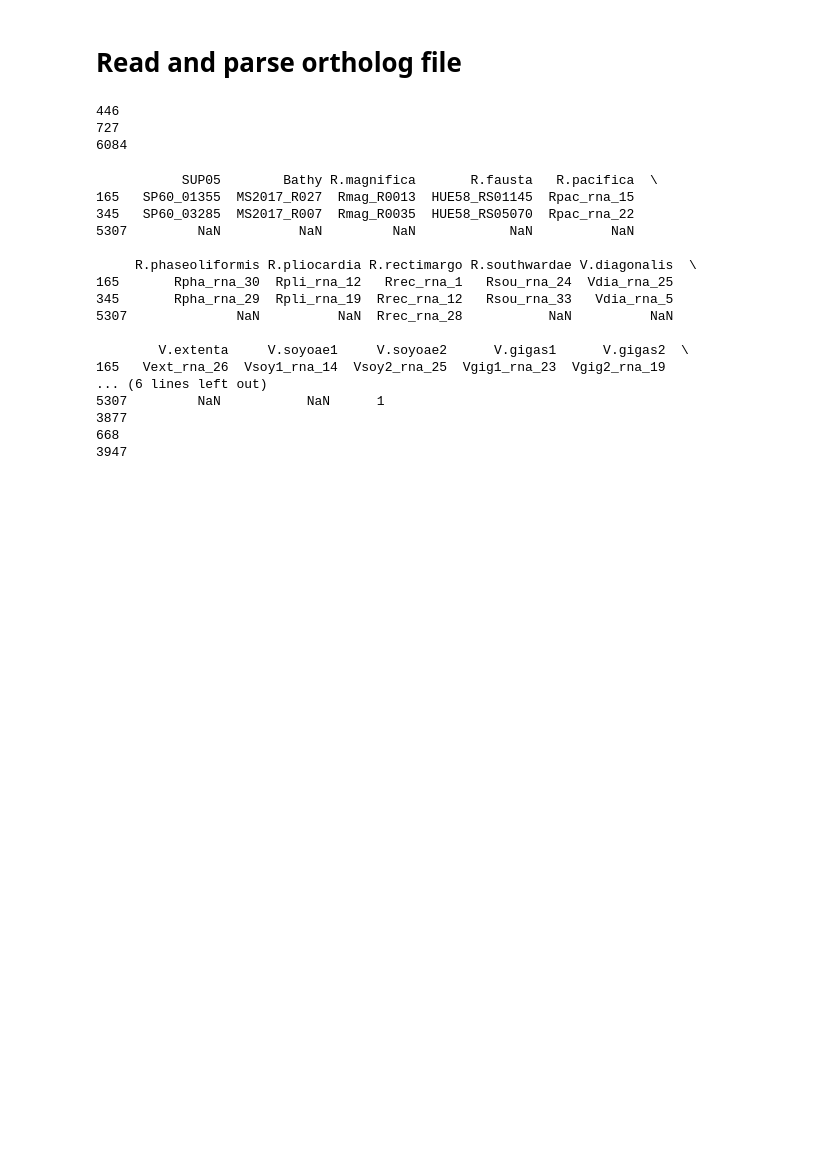
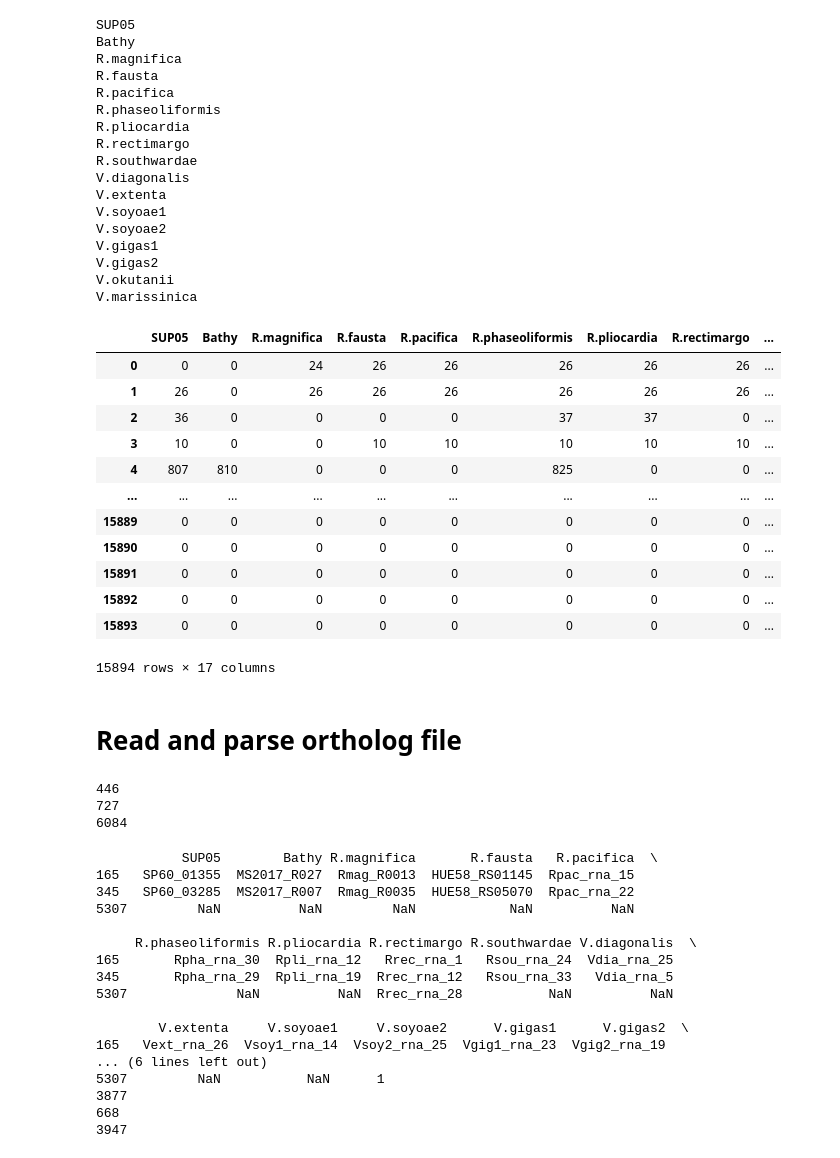
Before and after one commit to maepz/VesicSymb_Evolution, a Jupyter notebook: scripts/get_orthology_table_and_venn_files.ipynb, the cells around one changed output. Saved outputs shown, nothing was run; the diff lists cells and outputs as text; code cells hidden in the pictures; blank space fills up the shorter version.

```diff
--- a/scripts/get_orthology_table_and_venn_files.ipynb
+++ b/scripts/get_orthology_table_and_venn_files.ipynb
@@ -15,0 +18,15 @@ path_out="/home/maeperez/projects/def-bacc/maeperez/Clams/VesicSymb_Evolution/do
+# %%
+counter=0
+dic={}
+with open(path_to_files+'ALL.xmfa') as f:
+    lines=f.read().splitlines()
+    for line in lines:
+        if line[0]!='#':
+            break
+        genome=line.split('/')[-1]
+        if genome[0]!='#':
+            genome=genome[:-4].split('_')[0]
+            if genome not in dic.values():
+                dic[counter]=genome
+                counter+=1
+dic
@@ -16,3 +51,45 @@ path_out="/home/maeperez/projects/def-bacc/maeperez/Clams/VesicSymb_Evolution/do
+# %%
+df=pd.read_csv(path_to_files+'ALL.backbone',header=0,sep='\t')
+
+for i in range(len(df.columns))[::2]:
+    colname=dic[int(df.columns[i].split('_')[0].replace('seq',''))]
+    print(colname)
+    df[colname]=abs(df.iloc[:,i+1]-df.iloc[:,i])
+
+lcb=df[dic.values()]
+lcb.to_csv(path_to_files+'ALL_LCBs.txt',sep='\t',index=False)
+lcb
+# %% [output]
+SUP05
+Bathy
+R.magnifica
+R.fausta
+R.pacifica
+R.phaseoliformis
+R.pliocardia
+R.rectimargo
+R.southwardae
+V.diagonalis
+V.extenta
+V.soyoae1
+V.soyoae2
+V.gigas1
+V.gigas2
+V.okutanii
+V.marissinica
+|  | SUP05 | Bathy | R.magnifica | R.fausta | R.pacifica | R.phaseoliformis | R.pliocardia | R.rectimargo | ... |
+| 0 | 0 | 0 | 24 | 26 | 26 | 26 | 26 | 26 | ... |
+| 1 | 26 | 0 | 26 | 26 | 26 | 26 | 26 | 26 | ... |
+| 2 | 36 | 0 | 0 | 0 | 0 | 37 | 37 | 0 | ... |
+| 3 | 10 | 0 | 0 | 10 | 10 | 10 | 10 | 10 | ... |
+| 4 | 807 | 810 | 0 | 0 | 0 | 825 | 0 | 0 | ... |
+| ... | ... | ... | ... | ... | ... | ... | ... | ... | ... |
+| 15889 | 0 | 0 | 0 | 0 | 0 | 0 | 0 | 0 | ... |
+| 15890 | 0 | 0 | 0 | 0 | 0 | 0 | 0 | 0 | ... |
+| 15891 | 0 | 0 | 0 | 0 | 0 | 0 | 0 | 0 | ... |
+| 15892 | 0 | 0 | 0 | 0 | 0 | 0 | 0 | 0 | ... |
+| 15893 | 0 | 0 | 0 | 0 | 0 | 0 | 0 | 0 | ... |
+15894 rows × 17 columns
 # %% [markdown]
 # Read and parse ortholog file
 # %%
```
Also changed, not shown: parts of 3 cells of this notebook, 13 other files.
